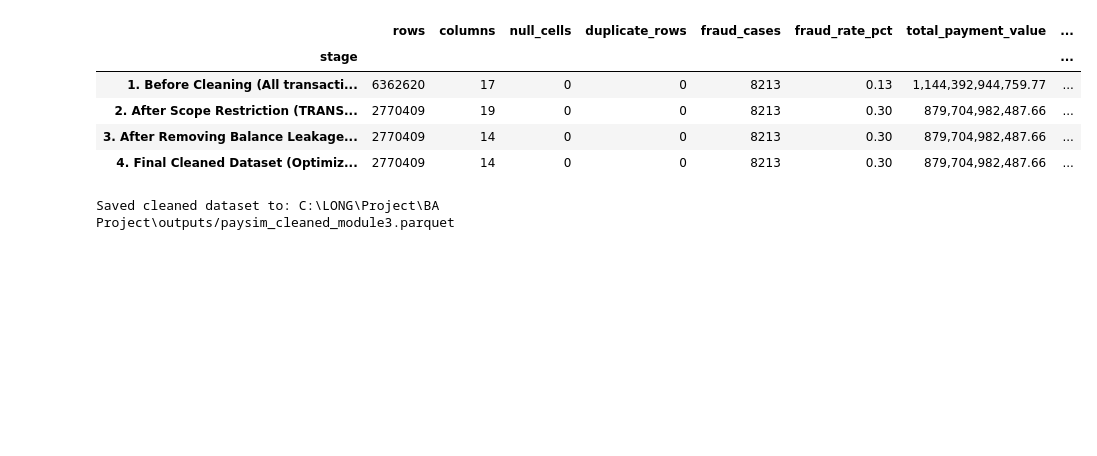
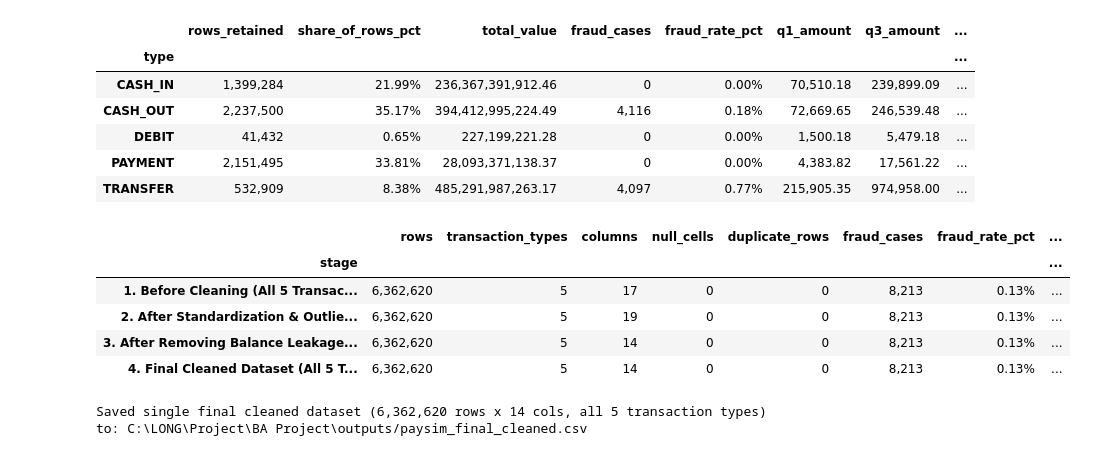
Before and after one commit to KietLe2504/Intro_to_BA, a Jupyter notebook: Module_3_Data_Cleaning.ipynb, the cells around one changed output. Cells and saved outputs as stored; diff of their text form; code cells hidden in the pictures; blank space fills up the shorter version.

```diff
--- a/Module_3_Data_Cleaning.ipynb
+++ b/Module_3_Data_Cleaning.ipynb
@@ -85,11 +83,12 @@ else:
     auth[is_fraud] = np.clip(rng.poisson(2.80, size=n_fraud), 0, 15)
     df_raw["failed_auth_attempts_24h"] = auth
 # %%
-# ===== [M3.1] Step-by-Step Cleaning Pipeline with Before/After Documentation =====
+# ===== [M3.1] Step-by-Step Cleaning Pipeline with Before/After Documentation (All 5 Types Retained) =====
 def audit_snapshot(d: pd.DataFrame, stage: str) -> dict:
     return {
         "stage": stage,
         "rows": len(d),
+        "transaction_types": int(d["type"].nunique()),
         "columns": d.shape[1],
         "null_cells": int(d.isna().sum().sum()),
         "duplicate_rows": int(d.duplicated().sum()),
@@ -100,53 +99,83 @@ def audit_snapshot(d: pd.DataFrame, stage: str) -> dict:
         "memory_mb": float(d.memory_usage(deep=True).sum() / (1024 ** 2))
     }
 
-cleaning_log = [audit_snapshot(df_raw, "1. Before Cleaning (All transaction types + Balance cols)")]
+cleaning_log = [audit_snapshot(df_raw, "1. Before Cleaning (All 5 Transaction Types + Balance Cols)")]
 
 # Step 1: Verify string standardization, duplicates, and missing values
 df_raw["type"] = df_raw["type"].astype(str).str.strip().str.upper().str.replace("-", "_", regex=False)
 df_raw["nameOrig"] = df_raw["nameOrig"].astype(str).str.strip()
 df_raw["nameDest"] = df_raw["nameDest"].astype(str).str.strip()
 assert df_raw["type"].isin(TYPES).all(), "Invalid transaction type found"
 assert int(df_raw.isna().sum().sum()) == 0, "Unexpected null values found"
 assert int(df_raw.duplicated().sum()) == 0, "Unexpected duplicate rows found"
 
 if not df_raw["step"].is_monotonic_increasing:
     df_raw = df_raw.sort_values("step", kind="stable").reset_index(drop=True)
 
-# Step 2: Compute 3xIQR outlier fences per transaction type (matching [Q1.3])
+# Step 2: Compute 3xIQR outlier fences per transaction type across all 5 types (CASH_IN, CASH_OUT, DEBIT, PAYMENT, TRANSFER)
 g_amt = df_raw.groupby("type", observed=True)["amount"]
 q1, q3 = g_amt.quantile(0.25), g_amt.quantile(0.75)
 upper_fence_3xIQR = (q3 + 3.0 * (q3 - q1)).to_dict()
 df_raw["is_amount_outlier_3xIQR"] = (df_raw["amount"] > df_raw["type"].map(upper_fence_3xIQR)).astype("int8")
 df_raw["is_zero_amount"] = (df_raw["amount"] == 0).astype("int8")
+cleaning_log.append(audit_snapshot(df_raw, "2. After Standardization & Outlier/Artefact Flagging (All 5 Types Kept)"))
 
-# Step 3: Restrict scope strictly to TRANSFER and CASH_OUT (matching [Q2.2] Takeaway)
-df_clean = df_raw[df_raw["type"].isin(MODEL_TYPES)].copy().reset_index(drop=True)
-cleaning_log.append(audit_snapshot(df_clean, "2. After Scope Restriction (TRANSFER + CASH_OUT only)"))
+# Audit breakdown across all 5 transaction types
+type_rows = []
+for t in TYPES:
+    sub = df_raw[df_raw["type"] == t]
+    sub_out = sub[sub["is_amount_outlier_3xIQR"] == 1]
+    sub_in = sub[sub["is_amount_outlier_3xIQR"] == 0]
+    type_rows.append({
+        "type": t,
+        "rows_retained": len(sub),
+        "share_of_rows_pct": 100.0 * len(sub) / len(df_raw),
+        "total_value": float(sub["amount"].sum()),
+        "fraud_cases": int(sub["isFraud"].sum()),
+        "fraud_rate_pct": float(100.0 * sub["isFraud"].mean()),
+        "q1_amount": float(q1[t]),
+        "q3_amount": float(q3[t]),
+        "upper_fence_3xIQR": float(upper_fence_3xIQR[t]),
+        "outliers_3xIQR": len(sub_out),
+        "outlier_rate_pct": 100.0 * len(sub_out) / len(sub),
+        "fraud_rate_in_outliers_pct": float(100.0 * sub_out["isFraud"].mean()) if len(sub_out) > 0 else 0.0,
+        "fraud_rate_non_outliers_pct": float(100.0 * sub_in["isFraud"].mean()) if len(sub_in) > 0 else 0.0,
+        "zero_amount_rows": int(sub["is_zero_amount"].sum())
+    })
+type_audit_df = pd.DataFrame(type_rows).set_index("type")
+type_audit_df.to_csv(f"{OUT_DIR}/tables/M3_2_transaction_type_and_outlier_audit.csv")
+display(type_audit_df)
 
-# Step 4: Drop post-decision balance leakage columns & separate baseline rule column (matching [Q1.4])
-df_clean.drop(columns=[c for c in (LEAKAGE_COLS + RULE_COL) if c in df_clean.columns], inplace=True)
-cleaning_log.append(audit_snapshot(df_clean, "3. After Removing Balance Leakage & Baseline Rule Columns"))
+# Step 3: Retain ALL 5 transaction types (CASH_IN, CASH_OUT, DEBIT, PAYMENT, TRANSFER) & drop post-decision balance leakage + baseline rule columns
+df_clean = df_raw.drop(columns=[c for c in (LEAKAGE_COLS + RULE_COL) if c in df_raw.columns]).copy()
+cleaning_log.append(audit_snapshot(df_clean, "3. After Removing Balance Leakage & Baseline Rule Columns (All 5 Types Kept)"))
 
-# Step 5: Optimize data types
+# Step 4: Optimize data types
 df_clean["step"] = df_clean["step"].astype("int32")
-df_clean["type"] = pd.Categorical(df_clean["type"], categories=MODEL_TYPES)
+df_clean["type"] = pd.Categorical(df_clean["type"], categories=TYPES)
 df_clean["isFraud"] = df_clean["isFraud"].astype("int8")
-cleaning_log.append(audit_snapshot(df_clean, "4. Final Cleaned Dataset (Optimized Dtypes)"))
+cleaning_log.append(audit_snapshot(df_clean, "4. Final Cleaned Dataset (All 5 Types Kept, Optimized Dtypes)"))
 
 before_after_df = pd.DataFrame(cleaning_log).set_index("stage")
 before_after_df.to_csv(f"{OUT_DIR}/tables/M3_1_before_after_cleaning_comparison.csv")
 display(before_after_df)
 
-# Save cleaned dataset for Module 4
-clean_path = f"{OUT_DIR}/paysim_cleaned_module3.parquet"
-df_clean.to_parquet(clean_path, index=False)
-print(f"Saved cleaned dataset to: {clean_path}")
+# Save single unified dataset (Synthetic + Cleaned) ready for modeling
+clean_path = f"{OUT_DIR}/paysim_final_cleaned.csv"
+df_clean.to_csv(clean_path, index=False)
+print(f"Saved single final cleaned dataset ({len(df_clean):,} rows x {df_clean.shape[1]} cols, all 5 transaction types) to: {clean_path}")
 # %% [output]
-|  | rows | columns | null_cells | duplicate_rows | fraud_cases | fraud_rate_pct | total_payment_value | ... |
-| stage |  |  |  |  |  |  |  | ... |
-| 1. Before Cleaning (All transacti... | 6362620 | 17 | 0 | 0 | 8213 | 0.13 | 1,144,392,944,759.77 | ... |
-| 2. After Scope Restriction (TRANS... | 2770409 | 19 | 0 | 0 | 8213 | 0.30 | 879,704,982,487.66 | ... |
-| 3. After Removing Balance Leakage... | 2770409 | 14 | 0 | 0 | 8213 | 0.30 | 879,704,982,487.66 | ... |
-| 4. Final Cleaned Dataset (Optimiz... | 2770409 | 14 | 0 | 0 | 8213 | 0.30 | 879,704,982,487.66 | ... |
+|  | rows_retained | share_of_rows_pct | total_value | fraud_cases | fraud_rate_pct | q1_amount | q3_amount | ... |
+| type |  |  |  |  |  |  |  | ... |
+| CASH_IN | 1,399,284 | 21.99% | 236,367,391,912.46 | 0 | 0.00% | 70,510.18 | 239,899.09 | ... |
+| CASH_OUT | 2,237,500 | 35.17% | 394,412,995,224.49 | 4,116 | 0.18% | 72,669.65 | 246,539.48 | ... |
+| DEBIT | 41,432 | 0.65% | 227,199,221.28 | 0 | 0.00% | 1,500.18 | 5,479.18 | ... |
+| PAYMENT | 2,151,495 | 33.81% | 28,093,371,138.37 | 0 | 0.00% | 4,383.82 | 17,561.22 | ... |
+| TRANSFER | 532,909 | 8.38% | 485,291,987,263.17 | 4,097 | 0.77% | 215,905.35 | 974,958.00 | ... |
+|  | rows | transaction_types | columns | null_cells | duplicate_rows | fraud_cases | fraud_rate_pct | ... |
+| stage |  |  |  |  |  |  |  | ... |
+| 1. Before Cleaning (All 5 Transac... | 6,362,620 | 5 | 17 | 0 | 0 | 8,213 | 0.13% | ... |
+| 2. After Standardization & Outlie... | 6,362,620 | 5 | 19 | 0 | 0 | 8,213 | 0.13% | ... |
+| 3. After Removing Balance Leakage... | 6,362,620 | 5 | 14 | 0 | 0 | 8,213 | 0.13% | ... |
+| 4. Final Cleaned Dataset (All 5 T... | 6,362,620 | 5 | 14 | 0 | 0 | 8,213 | 0.13% | ... |
-Saved cleaned dataset to: C:\LONG\Project\BA Project\outputs/paysim_cleaned_module3.parquet
+Saved single final cleaned dataset (6,362,620 rows x 14 cols, all 5 transaction types) to: C:\LONG\Project\BA Project\outputs/paysim_final_cleaned.csv
```
Also changed, not shown: parts of 2 cells of this notebook, 2 other files.
